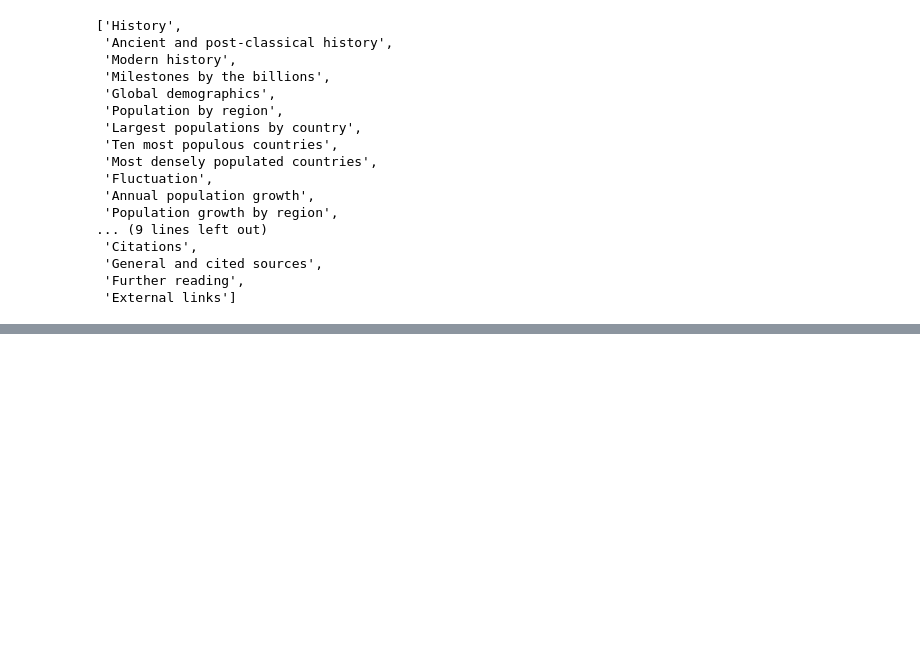
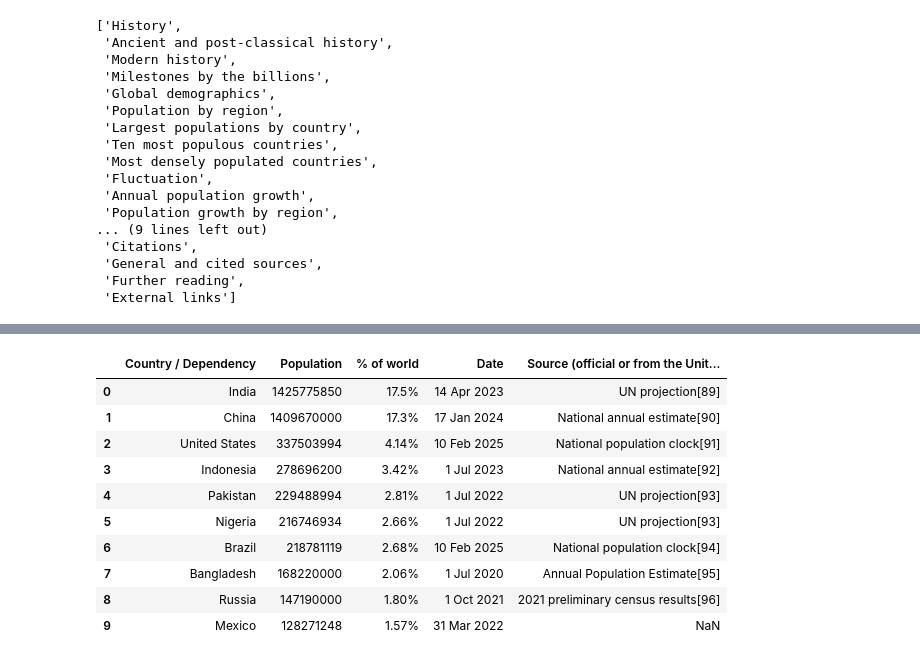
Before and after one commit to saurav13798/repository, a Jupyter notebook: 9 Webscraping Project/webscraping.ipynb, the cells around one changed output, grey strips where cells are left out. Saved outputs shown, nothing was run; the diff lists cells and outputs as text; code cells hidden in the pictures; blank space fills up the shorter version.

```diff
--- a/9 Webscraping Project/webscraping.ipynb
+++ b/9 Webscraping Project/webscraping.ipynb
@@ -149,0 +321,14 @@ heading_text
+# %%
+tables[3]
+# %% [output]
+|  | Country / Dependency | Population | % of world | Date | Source (official or from the Unit... |
+| 0 | India | 1425775850 | 17.5% | 14 Apr 2023 | UN projection[89] |
+| 1 | China | 1409670000 | 17.3% | 17 Jan 2024 | National annual estimate[90] |
+| 2 | United States | 337503994 | 4.14% | 10 Feb 2025 | National population clock[91] |
+| 3 | Indonesia | 278696200 | 3.42% | 1 Jul 2023 | National annual estimate[92] |
+| 4 | Pakistan | 229488994 | 2.81% | 1 Jul 2022 | UN projection[93] |
+| 5 | Nigeria | 216746934 | 2.66% | 1 Jul 2022 | UN projection[93] |
+| 6 | Brazil | 218781119 | 2.68% | 10 Feb 2025 | National population clock[94] |
+| 7 | Bangladesh | 168220000 | 2.06% | 1 Jul 2020 | Annual Population Estimate[95] |
+| 8 | Russia | 147190000 | 1.80% | 1 Oct 2021 | 2021 preliminary census results[96] |
+| 9 | Mexico | 128271248 | 1.57% | 31 Mar 2022 | NaN |
```
Also changed, not shown: parts of 50 cells of this notebook.
